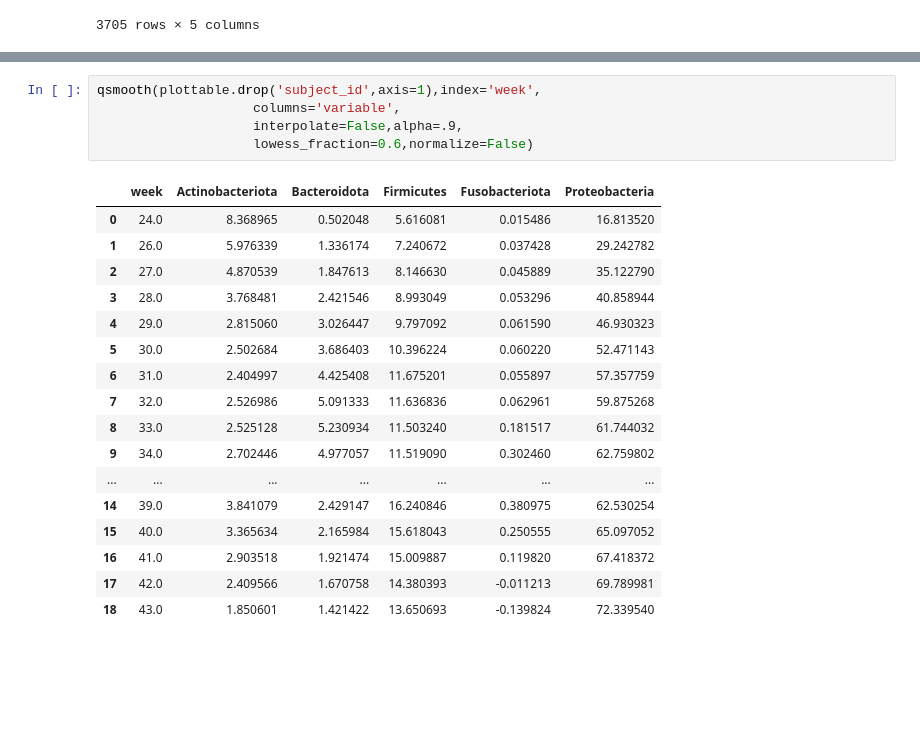
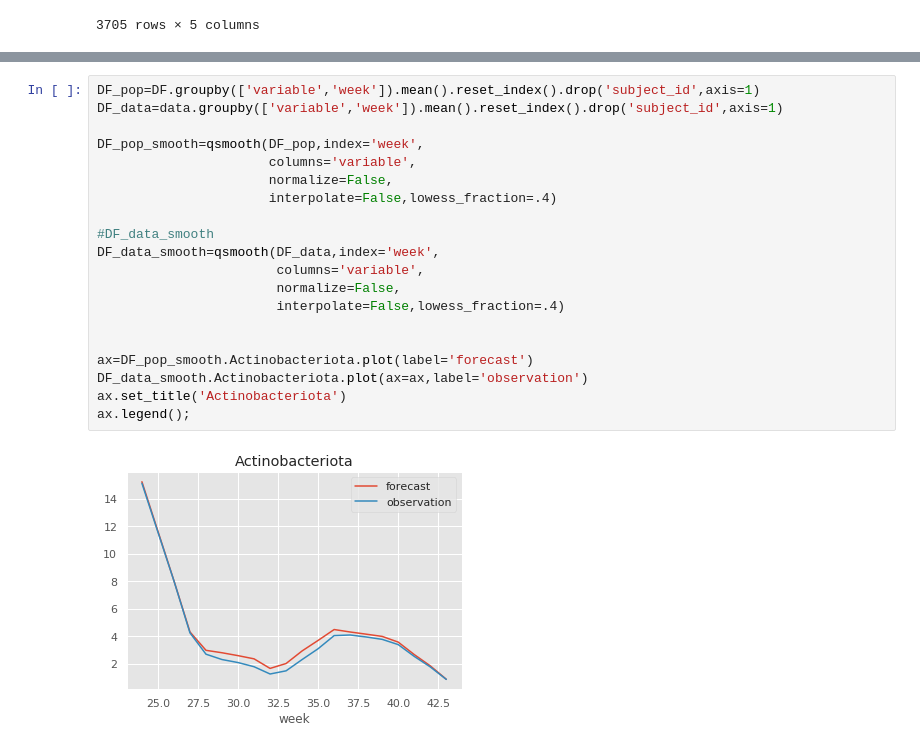
Before and after one commit to zeroknowledgediscovery/qbiome, a Jupyter notebook: examples/qbiome_example-Copy4.ipynb, the cells around one changed output, grey strips where cells are left out. Saved outputs shown, nothing was run; the diff lists cells and outputs as text; blank space fills up the shorter version.

```diff
--- a/examples/qbiome_example-Copy4.ipynb
+++ b/examples/qbiome_example-Copy4.ipynb
@@ -447,23 +183,22 @@ df
-# %%
-qsmooth(plottable.drop('subject_id',axis=1),index='week',
-                    columns='variable',
-                    interpolate=False,alpha=.9,
-                    lowess_fraction=0.6,normalize=False)
-# %% [output]
-|  | week | Actinobacteriota | Bacteroidota | Firmicutes | Fusobacteriota | Proteobacteria |
-| 0 | 24.0 | 8.368965 | 0.502048 | 5.616081 | 0.015486 | 16.813520 |
-| 1 | 26.0 | 5.976339 | 1.336174 | 7.240672 | 0.037428 | 29.242782 |
-| 2 | 27.0 | 4.870539 | 1.847613 | 8.146630 | 0.045889 | 35.122790 |
-| 3 | 28.0 | 3.768481 | 2.421546 | 8.993049 | 0.053296 | 40.858944 |
-| 4 | 29.0 | 2.815060 | 3.026447 | 9.797092 | 0.061590 | 46.930323 |
-| 5 | 30.0 | 2.502684 | 3.686403 | 10.396224 | 0.060220 | 52.471143 |
-| 6 | 31.0 | 2.404997 | 4.425408 | 11.675201 | 0.055897 | 57.357759 |
-| 7 | 32.0 | 2.526986 | 5.091333 | 11.636836 | 0.062961 | 59.875268 |
-| 8 | 33.0 | 2.525128 | 5.230934 | 11.503240 | 0.181517 | 61.744032 |
-| 9 | 34.0 | 2.702446 | 4.977057 | 11.519090 | 0.302460 | 62.759802 |
-| ... | ... | ... | ... | ... | ... | ... |
-| 14 | 39.0 | 3.841079 | 2.429147 | 16.240846 | 0.380975 | 62.530254 |
-| 15 | 40.0 | 3.365634 | 2.165984 | 15.618043 | 0.250555 | 65.097052 |
-| 16 | 41.0 | 2.903518 | 1.921474 | 15.009887 | 0.119820 | 67.418372 |
-| 17 | 42.0 | 2.409566 | 1.670758 | 14.380393 | -0.011213 | 69.789981 |
-| 18 | 43.0 | 1.850601 | 1.421422 | 13.650693 | -0.139824 | 72.339540 |
+# %%
+DF_pop=DF.groupby(['variable','week']).mean().reset_index().drop('subject_id',axis=1)
+DF_data=data.groupby(['variable','week']).mean().reset_index().drop('subject_id',axis=1)
+
+DF_pop_smooth=qsmooth(DF_pop,index='week',
+                      columns='variable',
+                      normalize=False,
+                      interpolate=False,lowess_fraction=.4)
+
+#DF_data_smooth
+DF_data_smooth=qsmooth(DF_data,index='week',
+                       columns='variable',
+                       normalize=False,
+                       interpolate=False,lowess_fraction=.4)
+
+
+ax=DF_pop_smooth.Actinobacteriota.plot(label='forecast')
+DF_data_smooth.Actinobacteriota.plot(ax=ax,label='observation')
+ax.set_title('Actinobacteriota')
+ax.legend();
+# %% [output]
+[figure, added]
```
Also changed, not shown: parts of 32 cells of this notebook, 3 other files.
